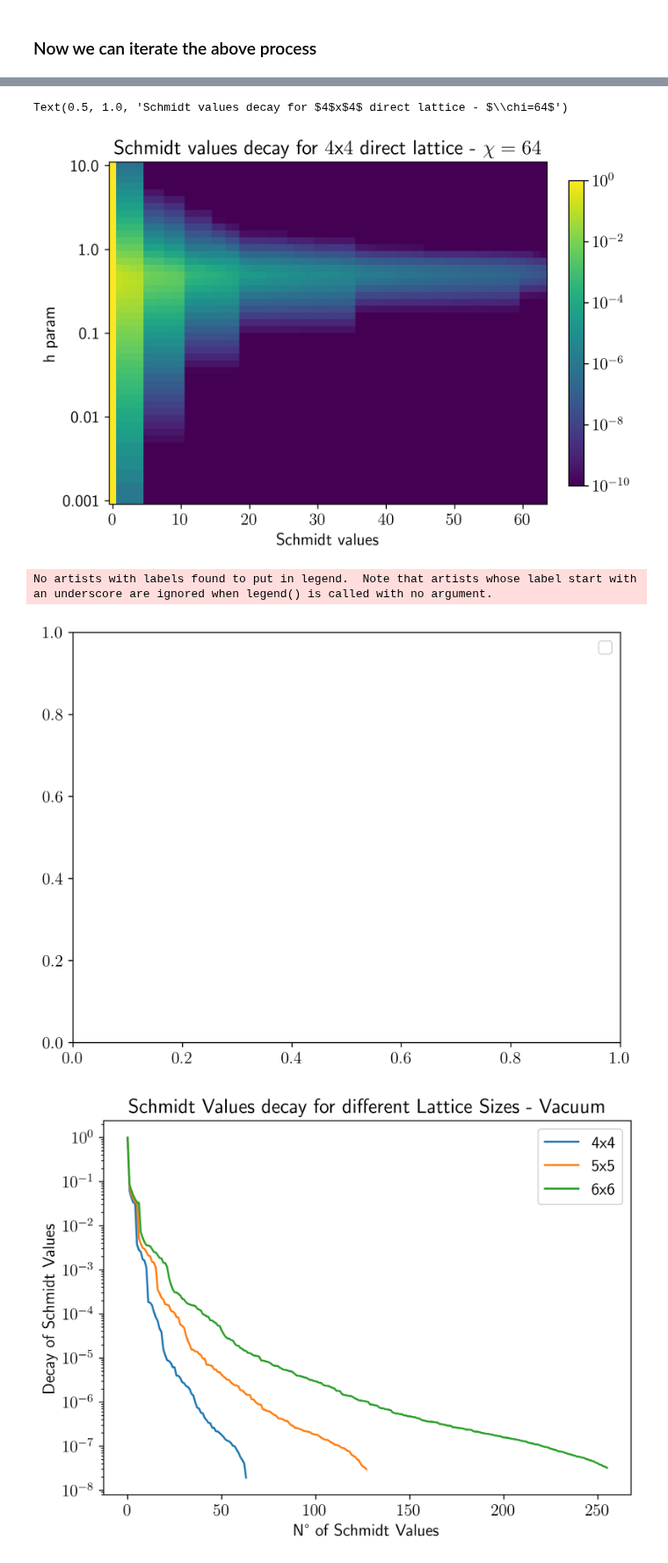
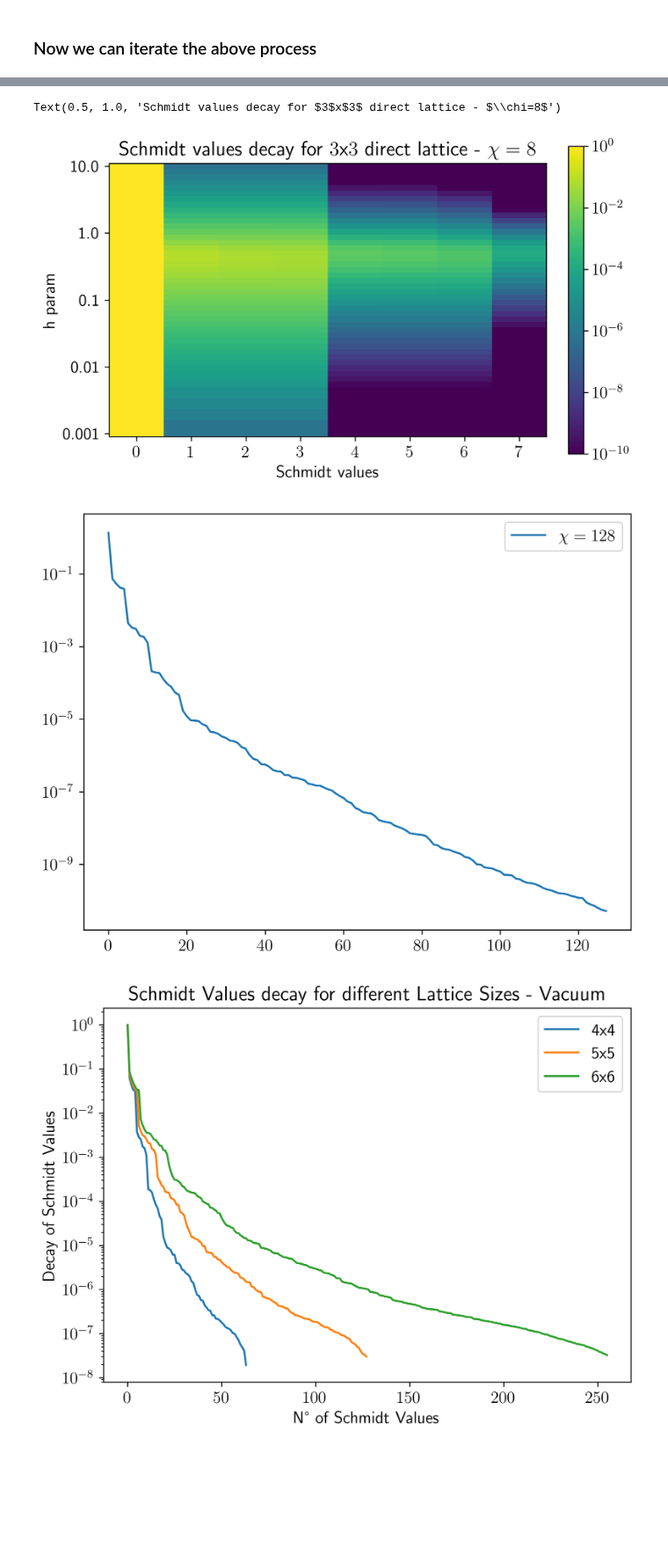
Before and after one commit to Fradm98/qs-mps, a Jupyter notebook: src/qs_mps/applications/Z2/check_schmidt_vals.ipynb, the cells around one changed output, grey strips where cells are left out. Shown at 88% size. Drawn from its saved outputs; the diff is of its cells as text; code cells hidden in the pictures; blank space fills up the shorter version.

```diff
--- a/src/qs_mps/applications/Z2/check_schmidt_vals.ipynb
+++ b/src/qs_mps/applications/Z2/check_schmidt_vals.ipynb
@@ -104,26 +104,35 @@ plt.show()
 # %%
 # let us retrieve the schmidt values from the tensors
 schmidt_vals_chi = []
+entropy_chi = []
 bond_dim_chi = []
 hs = np.logspace(1,-3,50)
-chis = [16,32,64]
+chis = [16,32,64,128]
 threshold = 1e-15
 params = [[h,chi] for chi in chis for h in hs]
 params_extent = np.concatenate([np.min(params, axis=0), np.max(params, axis=0)])
 params_extent = tuple(params_extent[[0, 2, 1, 3]])
+prob = []
 for chi in chis:
     schmidt_vals_h = []
     bond_dim_h = []
+    entropy_h = []
     for h in hs:
         lattice = MPS(L=5, d=16, chi=chi, h=h, model="Z2_dual")
         lattice.load_sites(path="/Users/fradm98/Desktop/projects/1_Z2", precision=3)
         lattice.L = lattice.L - 1
         lattice.canonical_form(svd_direction="right", trunc_chi=True, trunc_tol=False)
         sm = lattice.bonds[lattice.L // 2].copy()
-        print(len(sm))
-        sm[sm > threshold]
+        prob = np.sum(sm**2)
+        print("pre", len(sm), sm[-1], prob)
+        sm = sm[sm > threshold]
+        prob = np.sum(sm**2)
+        print("post", len(sm), sm[-1], prob)
+        entr = von_neumann_entropy(sm)
+        entropy_h.append(entr)
         schmidt_vals_h.append(sm[-1])
         bond_dim_h.append(len(sm))
     schmidt_vals_chi.append(schmidt_vals_h)
     bond_dim_chi.append(bond_dim_h)
+    entropy_chi.append(entropy_h)
 # %% [output]
@@ -167,12 +241,10 @@ threshold = 1e-15
 
 schmidt_vals_h = []
 for h in hs:
-    lattice = MPS(L=5, d=16, chi=chi, h=h, model="Z2_dual")
+    lattice = MPS(L=4, d=8, chi=chi, h=h, model="Z2_dual")
     lattice.load_sites(path="/Users/fradm98/Desktop/projects/1_Z2", precision=3)
     lattice.L = lattice.L - 1
     lattice.canonical_form(svd_direction="right", trunc_chi=True, trunc_tol=False)
     sm = lattice.bonds[lattice.L // 2].copy()
     schmidt_vals_h.append(sm)
-    if h == 5.96362332e-01:
-        sm_crit = sm
     print(len(sm))
@@ -197,15 +251,15 @@ for h in hs:
 # %%
-plt.imshow(schmidt_vals_h, cmap="viridis", norm=mpl.colors.LogNorm(vmin=1e-10, vmax=1), aspect=1)
+plt.imshow(schmidt_vals_h, cmap="viridis", norm=mpl.colors.LogNorm(vmin=1e-10, vmax=1), aspect=0.1)
 plt.colorbar(shrink=0.7)
 hs_y = np.logspace(1,-3,5)
 y = np.linspace(0,49,5)
 plt.yticks(y, hs_y)
 # plt.yscale('log')
 plt.ylabel("h param")
 plt.xlabel("Schmidt values")
-plt.title("Schmidt values decay for $4$x$4$ direct lattice - $\chi=64$")
+plt.title("Schmidt values decay for $3$x$3$ direct lattice - $\chi=8$")
 # %% [output]
-Text(0.5, 1.0, 'Schmidt values decay for $4$x$4$ direct lattice - $\\chi=64$')
+Text(0.5, 1.0, 'Schmidt values decay for $3$x$3$ direct lattice - $\\chi=8$')
-[figure, old version]
+[figure, new version]
 # %%
 sm_crit = []
@@ -220,12 +276,12 @@ for chi in chis:
             sm_crit.append(sm)
 # %%
 for sm, chi in zip(sm_crit, chis):
-    plt.plot(range(len(sm)), sm, label=f"{chi}")
+    plt.plot(range(len(sm)), sm, '-', label=f"$\chi={chi}$")
 plt.legend()
+plt.yscale('log')
 plt.show()
 # %% [output]
-No artists with labels found to put in legend.  Note that artists whose label start with an underscore are ignored when legend() is called with no argument.
-[figure, old version]
+[figure, new version]
 # %%
 # let us retrieve the schmidt values from the tensors
 Ls = [4,5,6]
```
Also changed, not shown: parts of 8 cells of this notebook, 3 other files.
